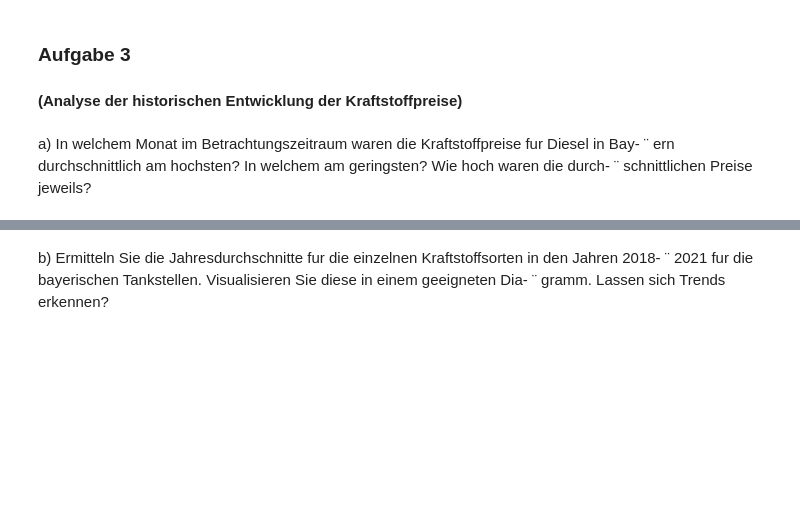
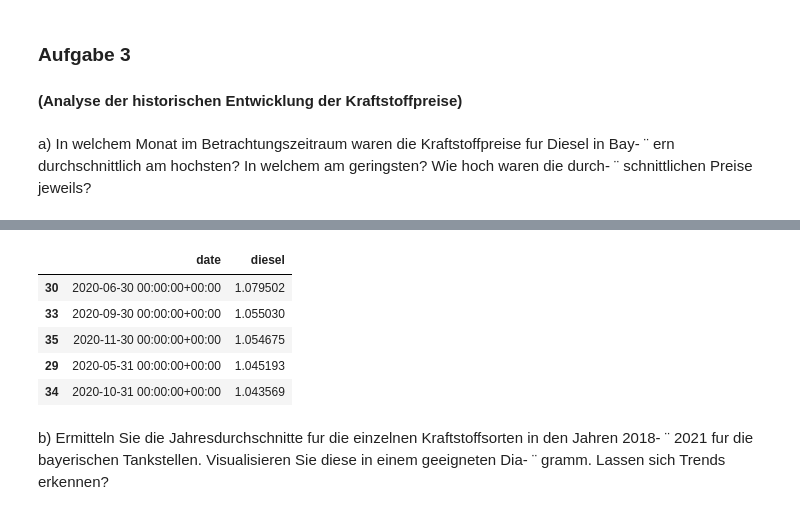
Before and after one commit to TechPiranja/DA_Stud, a Jupyter notebook: nachname_vorname.ipynb, the cells around one changed output, grey strips where cells are left out. Cells and saved outputs as stored; diff of their text form; code cells hidden in the pictures; blank space fills up the shorter version.

```diff
--- a/nachname_vorname.ipynb
+++ b/nachname_vorname.ipynb
@@ -749,3 +758,12 @@ schnittlichen Preise jeweils?
+# %%
+monthPrices_df.tail()
+# %% [output]
+|  | date | diesel |
+| 30 | 2020-06-30 00:00:00+00:00 | 1.079502 |
+| 33 | 2020-09-30 00:00:00+00:00 | 1.055030 |
+| 35 | 2020-11-30 00:00:00+00:00 | 1.054675 |
+| 29 | 2020-05-31 00:00:00+00:00 | 1.045193 |
+| 34 | 2020-10-31 00:00:00+00:00 | 1.043569 |
 # %% [markdown]
 b) Ermitteln Sie die Jahresdurchschnitte fur die einzelnen Kraftstoffsorten in den Jahren 2018- ¨
 2021 fur die bayerischen Tankstellen. Visualisieren Sie diese in einem geeigneten Dia- ¨
```
Also changed, not shown: parts of 15 cells of this notebook.
